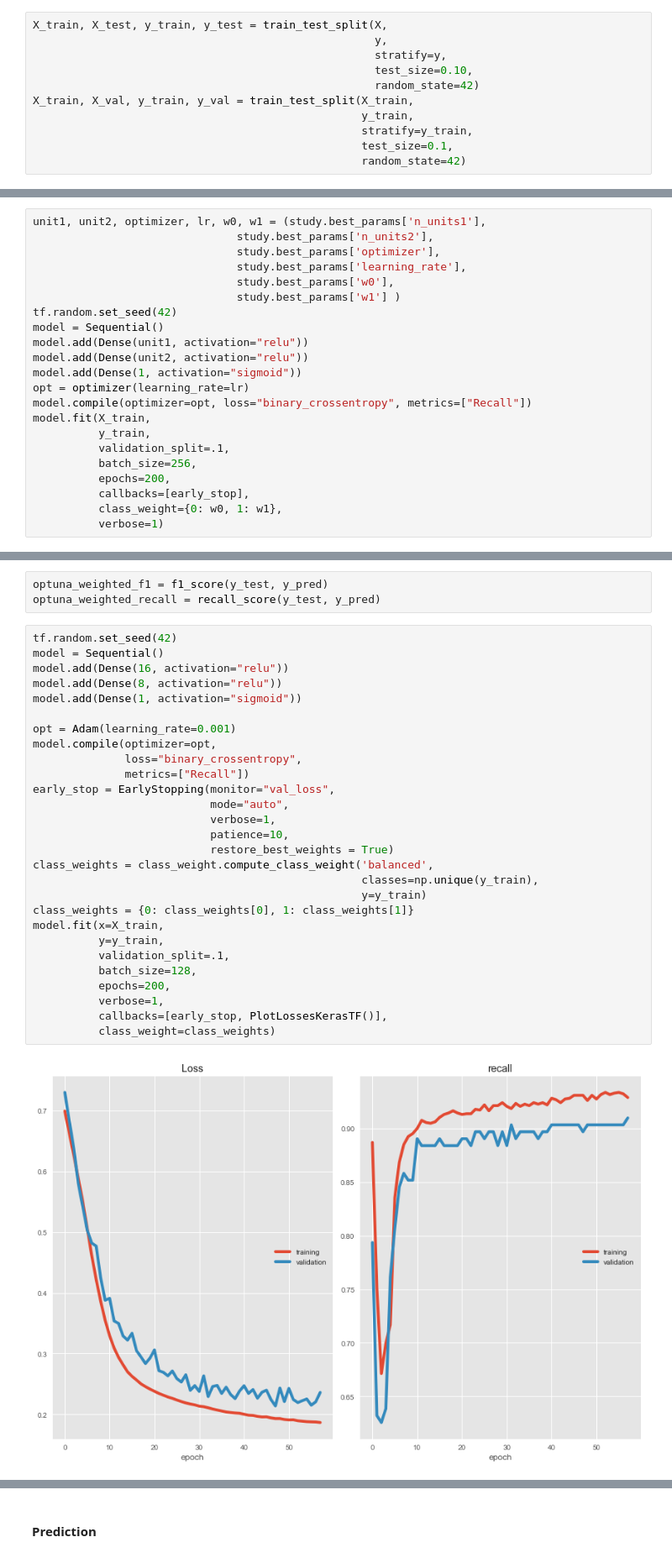
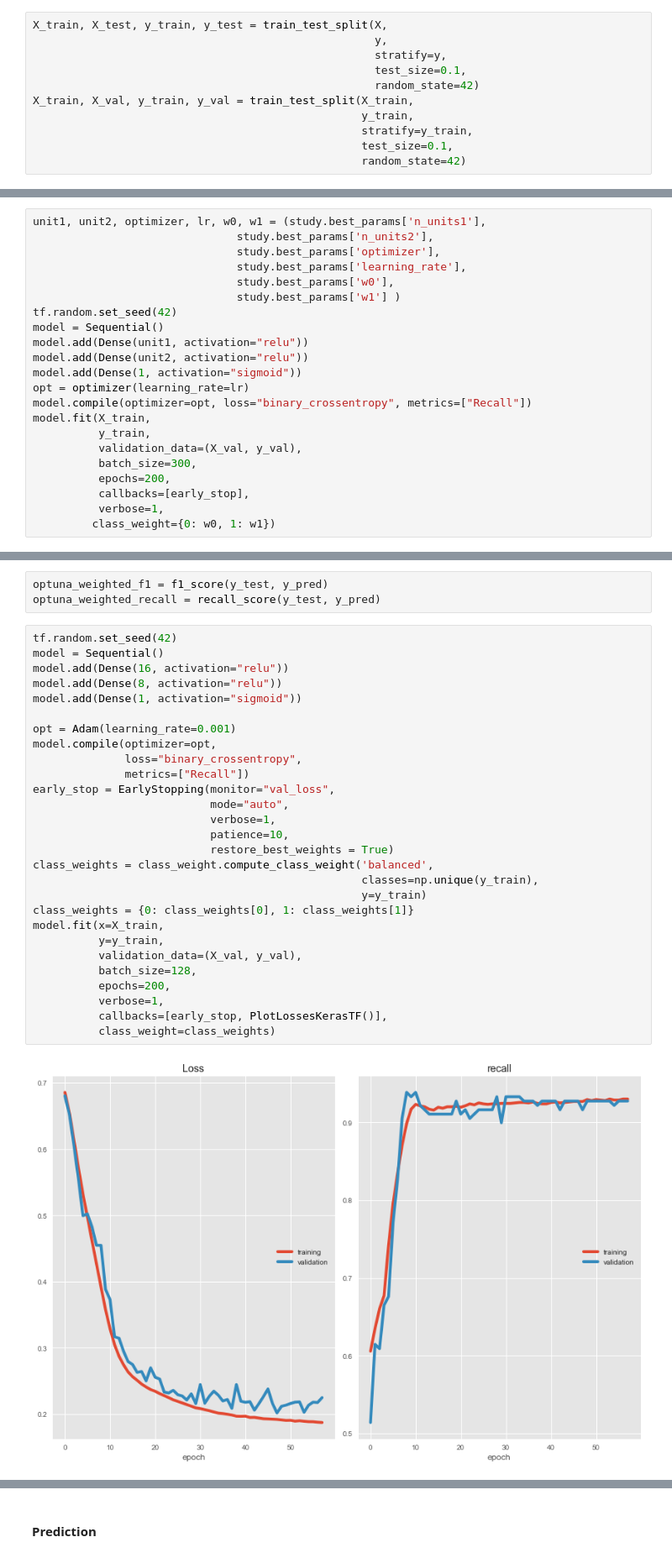
Before and after one commit to Furkan-Coskun/Project, a Jupyter notebook: Churn_Prediction_Student_Notebook_V2.ipynb, the cells around one changed output, grey strips where cells are left out. Shown at 84% size. Cells and saved outputs as stored; diff of their text form.

```diff
--- a/Churn_Prediction_Student_Notebook_V2.ipynb
+++ b/Churn_Prediction_Student_Notebook_V2.ipynb
@@ -1435,7 +1435,7 @@ y = df1['left'].values
 X_train, X_test, y_train, y_test = train_test_split(X,
                                                     y,
                                                     stratify=y,
-                                                    test_size=0.10,
+                                                    test_size=0.1,
                                                     random_state=42)
 X_train, X_val, y_train, y_val = train_test_split(X_train,
                                                   y_train,
@@ -1648,11 +1654,11 @@ opt = optimizer(learning_rate=lr)
 model.compile(optimizer=opt, loss="binary_crossentropy", metrics=["Recall"])
 model.fit(X_train,
           y_train,
-          validation_split=.1,
-          batch_size=256,
+          validation_data=(X_val, y_val),
+          batch_size=300,
           epochs=200,
           callbacks=[early_stop],
-          class_weight={0: w0, 1: w1},
-          verbose=1)
+          verbose=1,
+         class_weight={0: w0, 1: w1})
 # %% [output]
 Epoch 1/200
@@ -1711,31 +1717,31 @@ optuna_weighted_recall = recall_score(y_test, y_pred)
 # %%
 tf.random.set_seed(42)
 model = Sequential()
 model.add(Dense(16, activation="relu"))
 model.add(Dense(8, activation="relu"))
 model.add(Dense(1, activation="sigmoid"))
 
 opt = Adam(learning_rate=0.001)
 model.compile(optimizer=opt,
               loss="binary_crossentropy",
               metrics=["Recall"])
 early_stop = EarlyStopping(monitor="val_loss",
                            mode="auto",
                            verbose=1,
                            patience=10,
                            restore_best_weights = True)
 class_weights = class_weight.compute_class_weight('balanced',
                                                   classes=np.unique(y_train),
                                                   y=y_train)
 class_weights = {0: class_weights[0], 1: class_weights[1]}
 model.fit(x=X_train,
           y=y_train,
-          validation_split=.1,
+          validation_data=(X_val, y_val),
           batch_size=128,
           epochs=200,
           verbose=1,
           callbacks=[early_stop, PlotLossesKerasTF()],
           class_weight=class_weights)
 # %% [output]
-[figure, old version]
+[figure, new version]
 Loss
```
Also changed, not shown: parts of 45 cells of this notebook.
